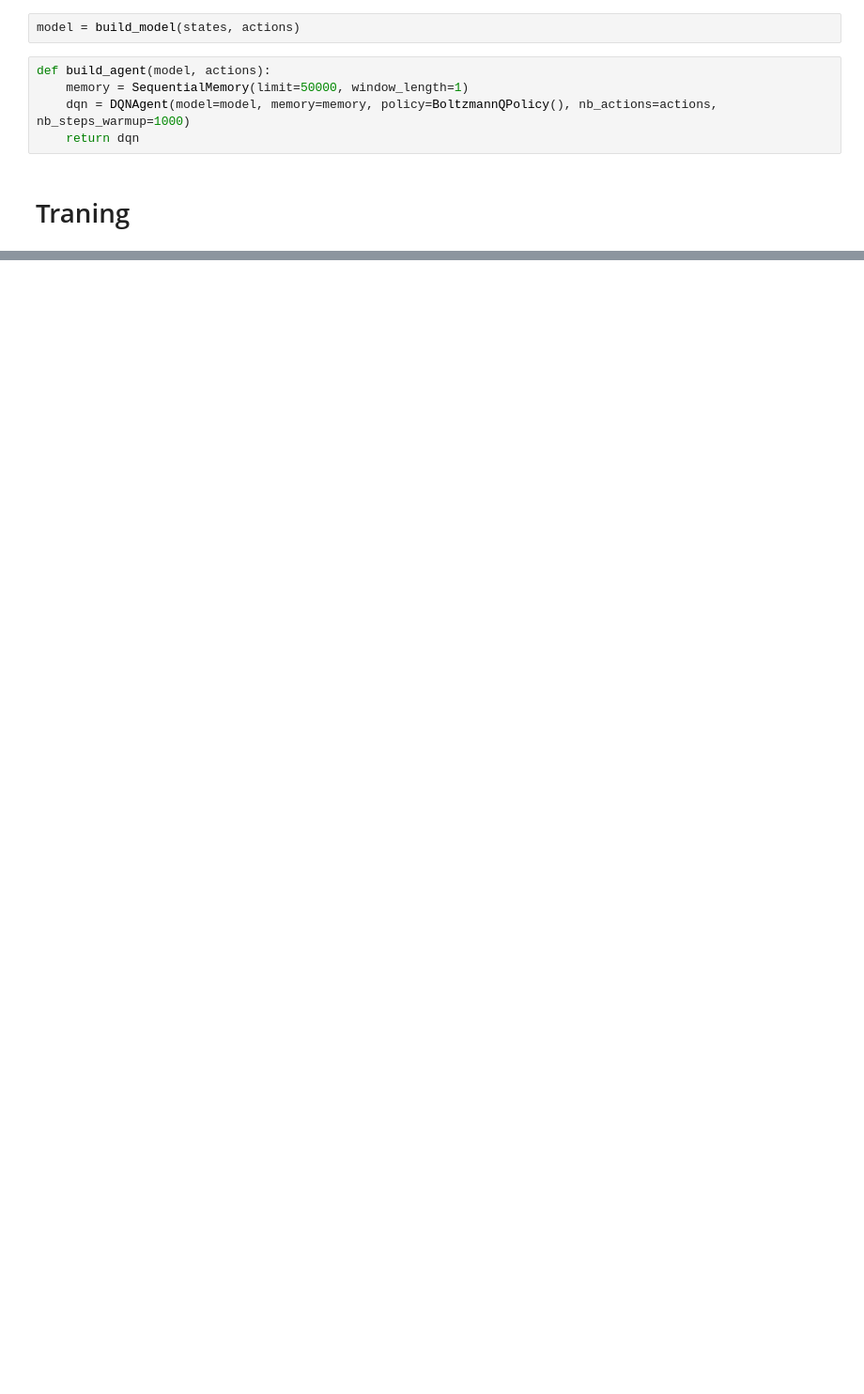
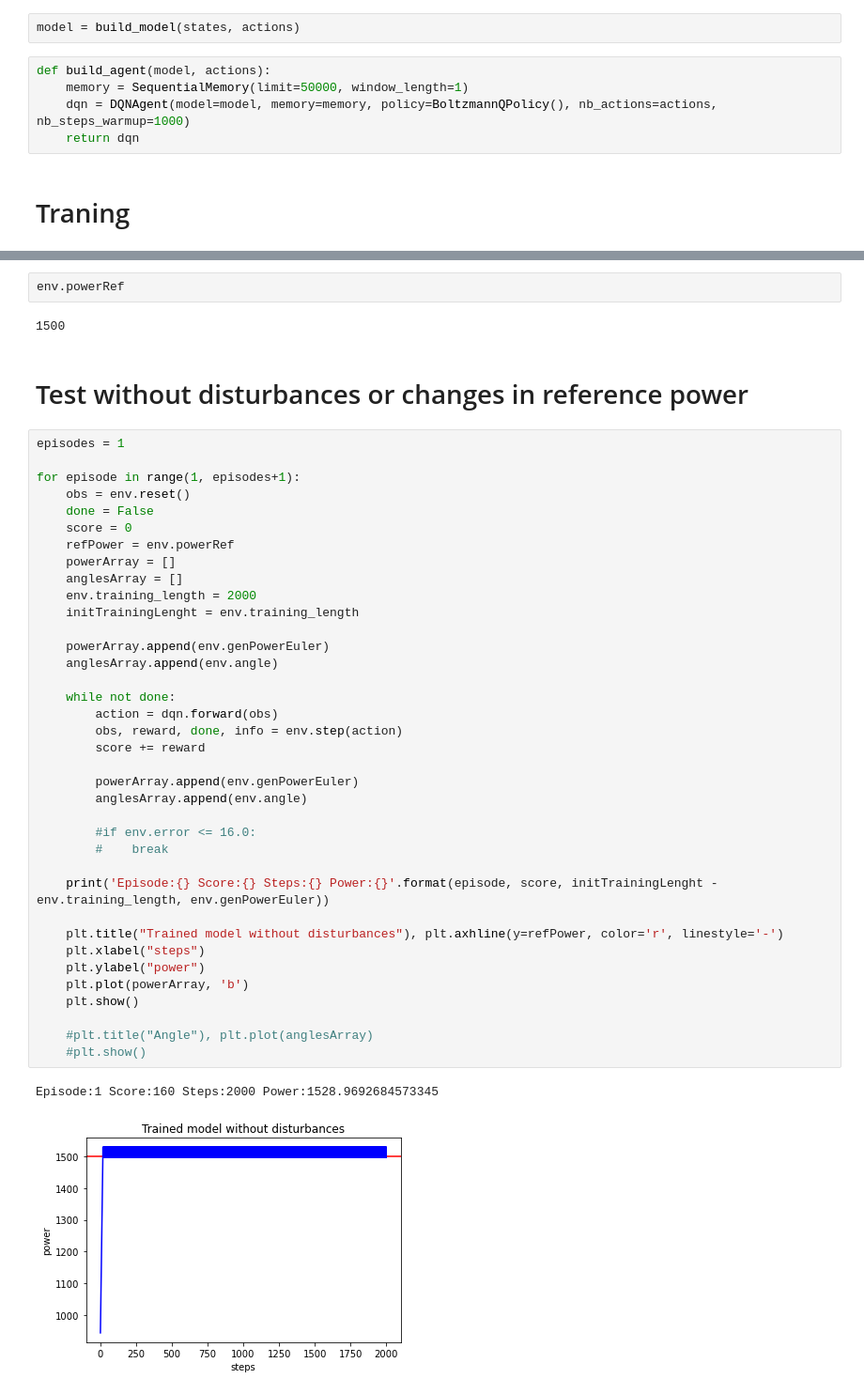
Before and after one commit to Di3go99/Control-de-un-molino-eolico-usando-Aprendizaje-por-refuerzo-profundo, a Jupyter notebook: prueba_molino.ipynb, the cells around one changed output, grey strips where cells are left out. Shown at 94% size. Drawn from its saved outputs; the diff is of its cells as text; blank space fills up the shorter version.

```diff
--- a/prueba_molino.ipynb
+++ b/prueba_molino.ipynb
@@ -318,0 +294,46 @@ Episode 10: reward: -260.000, steps: 90
+# %%
+env.powerRef
+# %% [output]
+1500
+# %% [markdown]
+# Test without disturbances or changes in reference power
+# %%
+episodes = 1
+
+for episode in range(1, episodes+1):
+    obs = env.reset()
+    done = False
+    score = 0
+    refPower = env.powerRef
+    powerArray = []
+    anglesArray = []
+    env.training_length = 2000
+    initTrainingLenght = env.training_length
+
+    powerArray.append(env.genPowerEuler)
+    anglesArray.append(env.angle)
+
+    while not done:
+        action = dqn.forward(obs)
+        obs, reward, done, info = env.step(action)
+        score += reward
+
+        powerArray.append(env.genPowerEuler)
+        anglesArray.append(env.angle)
+
+        #if env.error <= 16.0:
+        #    break
+
+    print('Episode:{} Score:{} Steps:{} Power:{}'.format(episode, score, initTrainingLenght - env.training_length, env.genPowerEuler))
+
+    plt.title("Trained model without disturbances"), plt.axhline(y=refPower, color='r', linestyle='-')
+    plt.xlabel("steps")
+    plt.ylabel("power")
+    plt.plot(powerArray, 'b')
+    plt.show()
+
+    #plt.title("Angle"), plt.plot(anglesArray)
+    #plt.show()
+# %% [output]
+Episode:1 Score:160 Steps:2000 Power:1528.9692684573345
+[figure, added]
```
Also changed, not shown: parts of 13 cells of this notebook.
